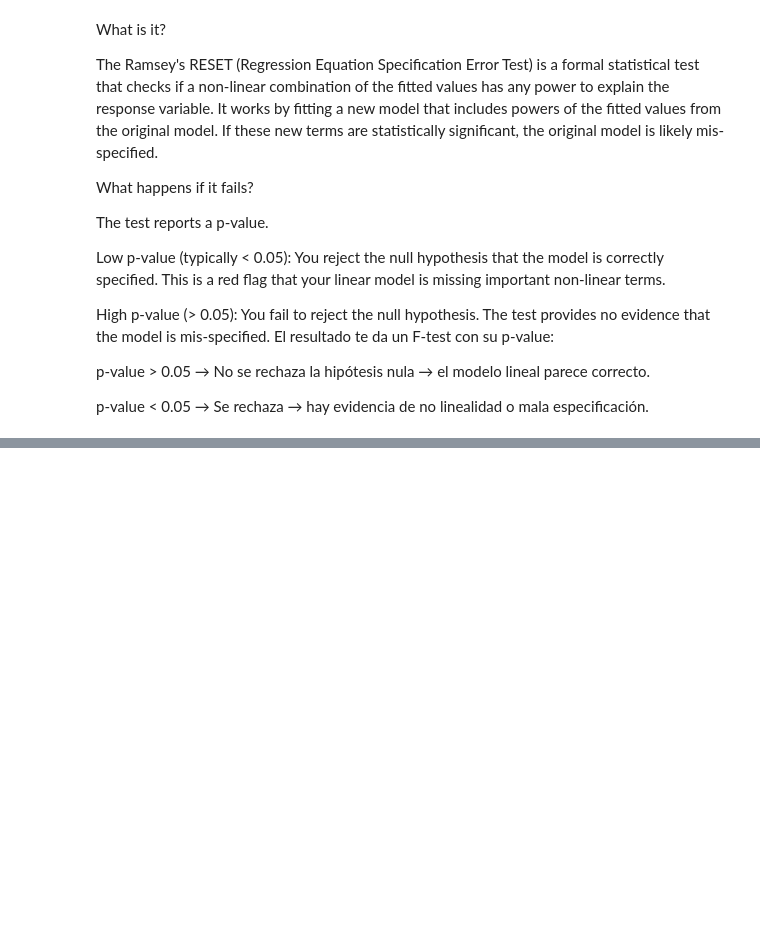
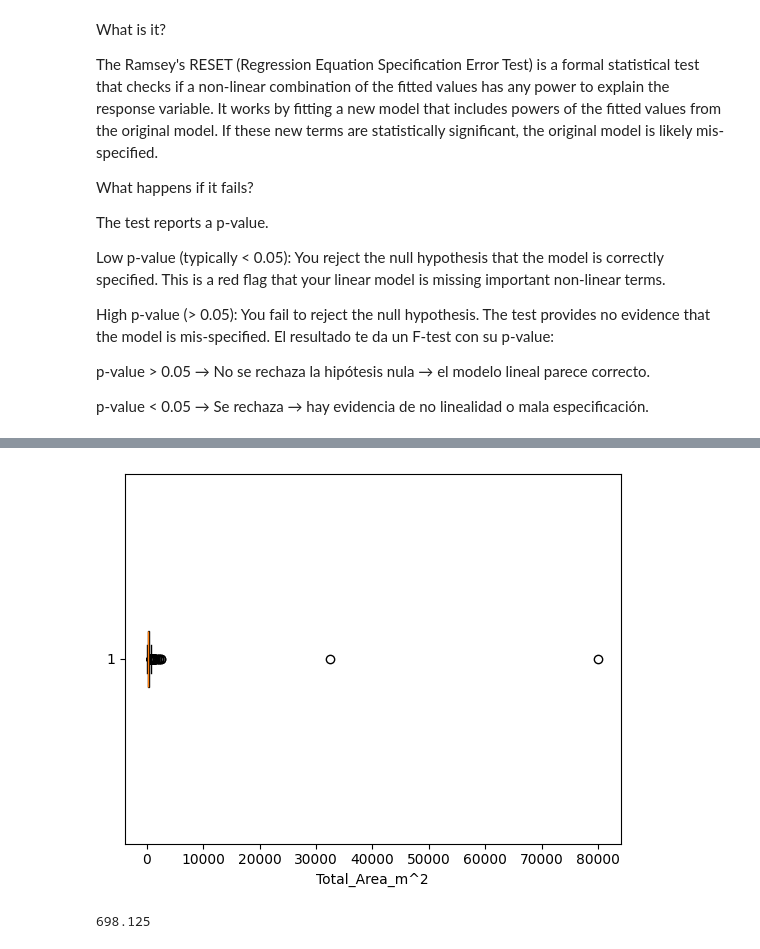
Before and after one commit to GerYar/WebscrapingHousing, a Jupyter notebook: total_area_vs_price.ipynb, the cells around one changed output, grey strips where cells are left out. Saved outputs shown, nothing was run; the diff lists cells and outputs as text; code cells hidden in the pictures; blank space fills up the shorter version.

```diff
--- a/total_area_vs_price.ipynb
+++ b/total_area_vs_price.ipynb
@@ -165,0 +176,13 @@ p-value < 0.05 → Se rechaza → hay evidencia de no linealidad o mala especifi
+# %%
+plt.boxplot(df['Total_Area_m^2'], vert=False, patch_artist=True, boxprops=dict(facecolor='lightgreen'))
+plt.xlabel('Total_Area_m^2')
+plt.show()
+# %% [output]
+[figure, added]
+# %%
+
+max_whisker = df['Total_Area_m^2'].quantile(0.75) + (1.5 * (df['Total_Area_m^2'].quantile(0.75) - df['Total_Area_m^2'].quantile(0.25)))
+print(max_whisker)
+df = df[df['Total_Area_m^2']<max_whisker]
+# %% [output]
+698.125
```
Also changed, not shown: parts of 23 cells of this notebook.
